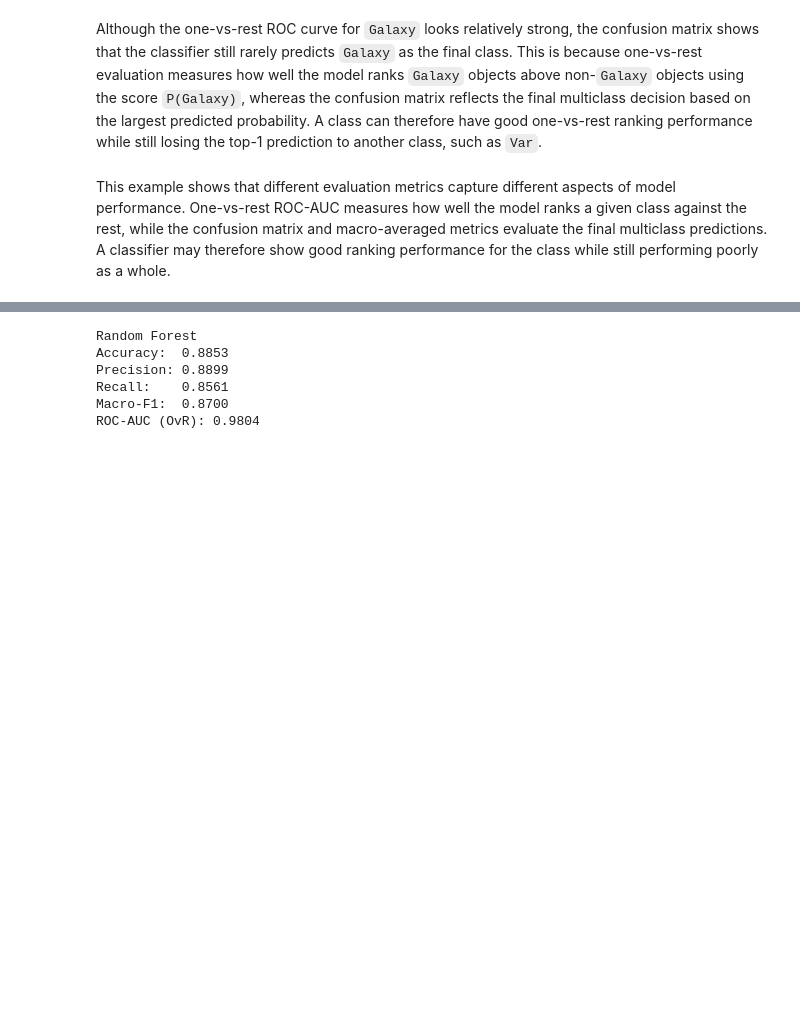
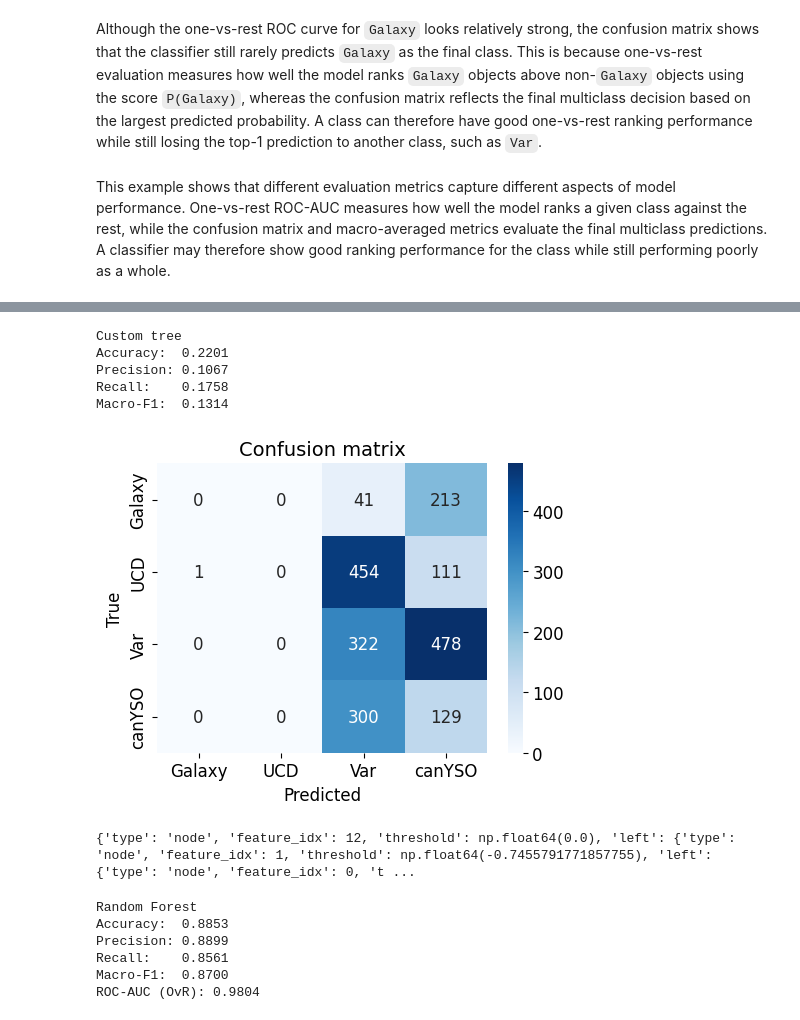
Before and after one commit to iamaleksandra/AI-in-astro-tutorial-supervised, a Jupyter notebook: classification.ipynb, the cells around one changed output, grey strips where cells are left out. Cells and saved outputs as stored; diff of their text form; code cells hidden in the pictures; blank space fills up the shorter version.

```diff
--- a/classification.ipynb
+++ b/classification.ipynb
@@ -666,10 +664,8 @@ def evaluate_model(name, model, X_val, y_val, normalize_cm=False):
 # %%
-from sklearn.neighbors import KNeighborsClassifier
+knn_clf = KNeighborsClassifier(n_neighbors=10)
+knn_clf.fit(X_train_prep, y_train)
 
-knn = KNeighborsClassifier(n_neighbors=10)
-knn.fit(X_train_prep, y_train)
-
-evaluate_model("KNN", knn, X_val_prep, y_val)
+evaluate_model("KNN", knn_clf, X_val_prep, y_val)
 # %% [output]
 KNN
 Accuracy:  0.9292
@@ -827,3 +943,21 @@ This example shows that different evaluation metrics capture different aspects o
+# %%
+my_tree = MyDecisionTreeClassifier(max_depth=10, min_samples_split=10)
+my_tree.fit(X_train_prep, y_train)
+
+y_pred = my_tree.predict(X_val_prep)
+# %%
+evaluate_model('Custom tree', my_tree, X_val, y_val, normalize_cm=False)
+# %% [output]
+Custom tree
+Accuracy:  0.2201
+Precision: 0.1067
+Recall:    0.1758
+Macro-F1:  0.1314
+[figure, added]
+# %%
+print(my_tree.tree_)
+# %% [output]
+{'type': 'node', 'feature_idx': 12, 'threshold': np.float64(0.0), 'left': {'type': 'node', 'feature_idx': 1, 'threshold': np.float64(-0.7455791771857755), 'left': {'type': 'node', 'feature_idx': 0, 't ...
 # %%
 from sklearn.ensemble import RandomForestClassifier
 
```
Also changed, not shown: parts of 6 cells of this notebook.
